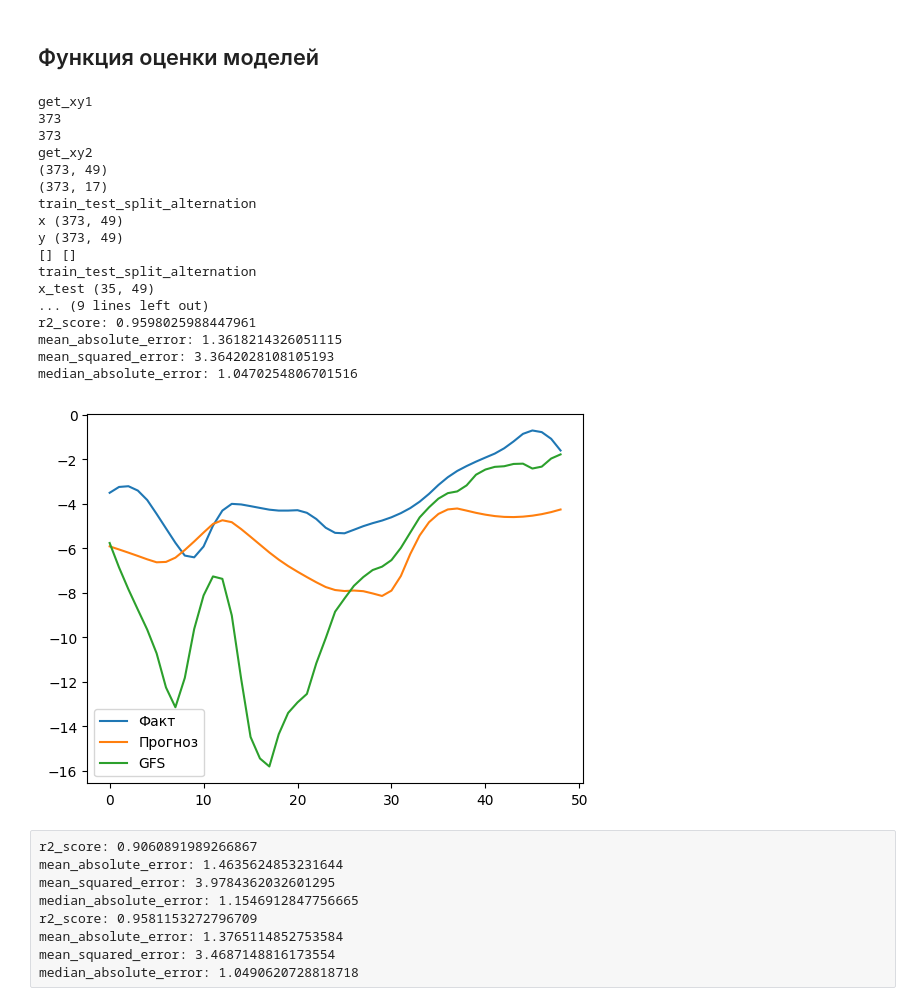
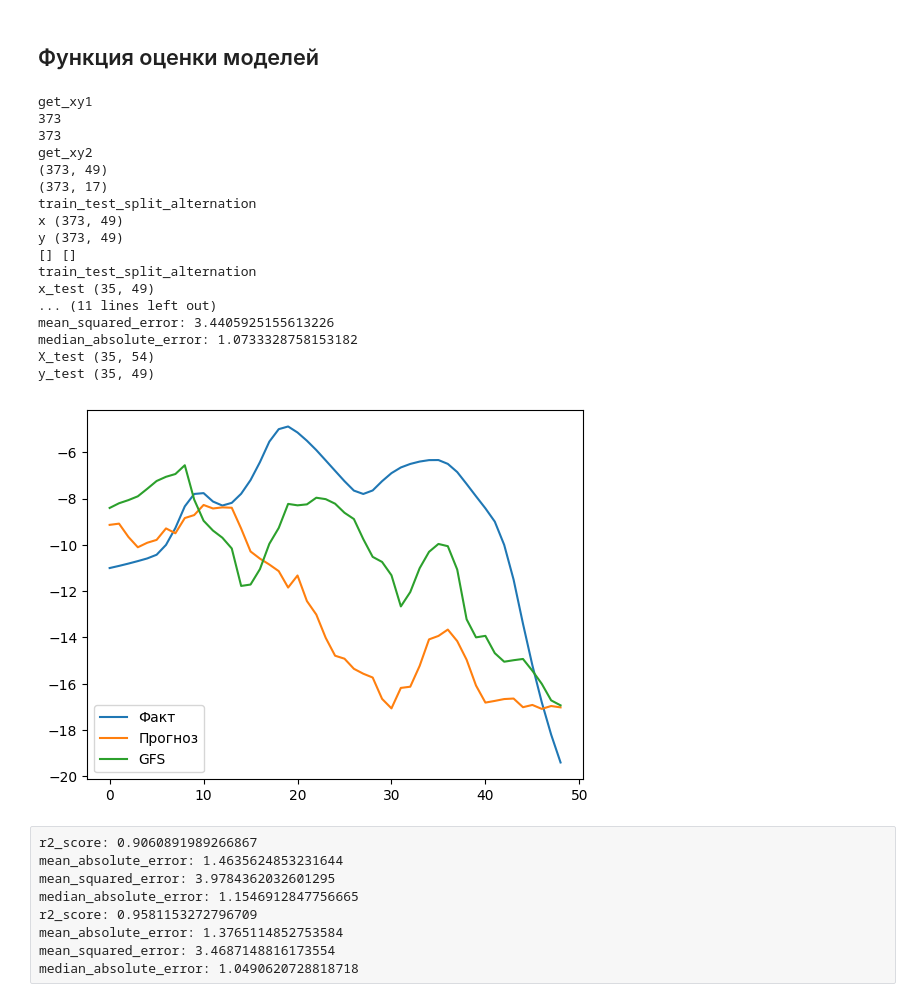
Before and after one commit to ruslanatsabryk/forecaster, a Jupyter notebook: dbconnection.ipynb, the cells around one changed output. Saved outputs shown, nothing was run; the diff lists cells and outputs as text; code cells hidden in the pictures.

```diff
--- a/dbconnection.ipynb
+++ b/dbconnection.ipynb
@@ -709,12 +709,13 @@ def train_test_split_alternation(x, y, test_size, step=2):
     print('y_train', y_train.shape)
     return x_train, x_test, y_train, y_test
 # %%
-def plot_lines(X_test_spl, y_test_spl, X_test, y_test, predicted, n=-1, from_coef=False):
+def plot_lines(X_test, y_test, predicted, n=-1):
     # Графики линий
-    plt.plot(hours, lines_y_test[n], label='Факт линия')
-    plt.plot(hours, lines_predicted[n], label='Прогноз линия')
-    plt.plot(hours, lines_X_test[n], label='GFS линия')
-    plt.plot(hours, y_test_spl[n], label='Факт оригинал')
+    hours = np.arange(49)
+    plt.plot(hours, y_test[n], label='Факт')
+    plt.plot(hours, predicted[n], label='Прогноз')
+    plt.plot(hours, X_test[n, 5:], label='GFS')
+    # plt.plot(hours, X_test[n], label='GFS')
     plt.legend()
     plt.show()
 # %% [markdown]
@@ -741,13 +742,10 @@ def evaluate_models():
 
     # Разделение на тренировочный и тестовый набор Временно!
     # X_train, X_test, y_train, y_test = train_test_split(X_prior, y, test_size=35, shuffle=False, random_state=42) # Было 15
-    X_train, X_test, y_train, y_test = train_test_split_alternation(X_prior, y, test_size=35, step=2)
+    X_train, X_test, y_train, y_test = train_test_split_alternation(X_prior, y, test_size=35, step=4)
 
 
-    # Ассимиляция данных
-
-    # X_train[:, 0:49] = y_train[:, 0:49]
-    # X_test[:, 0:49] = y_test[:, 0:49]
+    # Ассимиляция данных 0.92292
     X_train = np.hstack((y_train[:, 0:5], X_train))
     X_test = np.hstack((y_test[:, 0:5], X_test))
 
@@ -820,7 +818,7 @@ def evaluate_models():
     # Подготовка модели
     # model = KNeighborsRegressor(n_neighbors = 5)#-3.65  0.75466 4000
     # model = RidgeCV() #-2.20 +0.78115 4000
-    model = ExtraTreesRegressor(n_estimators=150, random_state=0) #-6.05 +0.8307 3000
+    model = ExtraTreesRegressor(n_estimators=50, random_state=0) #-6.05 +0.8307 3000
     # model = RandomForestRegressor(n_estimators=150, random_state=0) #-4.55
     # model = GaussianProcessRegressor(kernel=DotProduct() + WhiteKernel(), random_state=0) #-2.25
 
@@ -862,18 +860,16 @@ def evaluate_models():
 
     # Оценка качества исходного прогноза
     _ = quality(X_train[:, 5:], y_train)
+    # _ = quality(X_train, y_train)
 
 
-    # Графики линий
-    hours = np.arange(49)
-    plt.plot(hours, y_test[-1], label='Факт')
-    plt.plot(hours, predicted[-1], label='Прогноз')
-    plt.plot(hours, X_test[-1, 5:], label='GFS')
 
-    plt.legend()
-    plt.show()
+
+    return X_test, y_test, predicted
 # %%
-evaluate_models()
+X_test, y_test, predicted = evaluate_models()
+print('X_test', X_test.shape)
+print('y_test', y_test.shape)
 # %% [output]
 get_xy1
 373
@@ -887,12 +883,15 @@ y (373, 49)
 [] []
 train_test_split_alternation
 x_test (35, 49)
-... (9 lines left out)
-r2_score: 0.9598025988447961
-mean_absolute_error: 1.3618214326051115
-mean_squared_error: 3.3642028108105193
-median_absolute_error: 1.0470254806701516
+... (11 lines left out)
+mean_squared_error: 3.4405925155613226
+median_absolute_error: 1.0733328758153182
+X_test (35, 54)
+y_test (35, 49)
-[figure, removed]
+# %%
+plot_lines(X_test, y_test, predicted, n=-5)
+# %% [output]
+[figure, added]
 # %% [raw]
 r2_score: 0.9060891989266867
 mean_absolute_error: 1.4635624853231644
```
